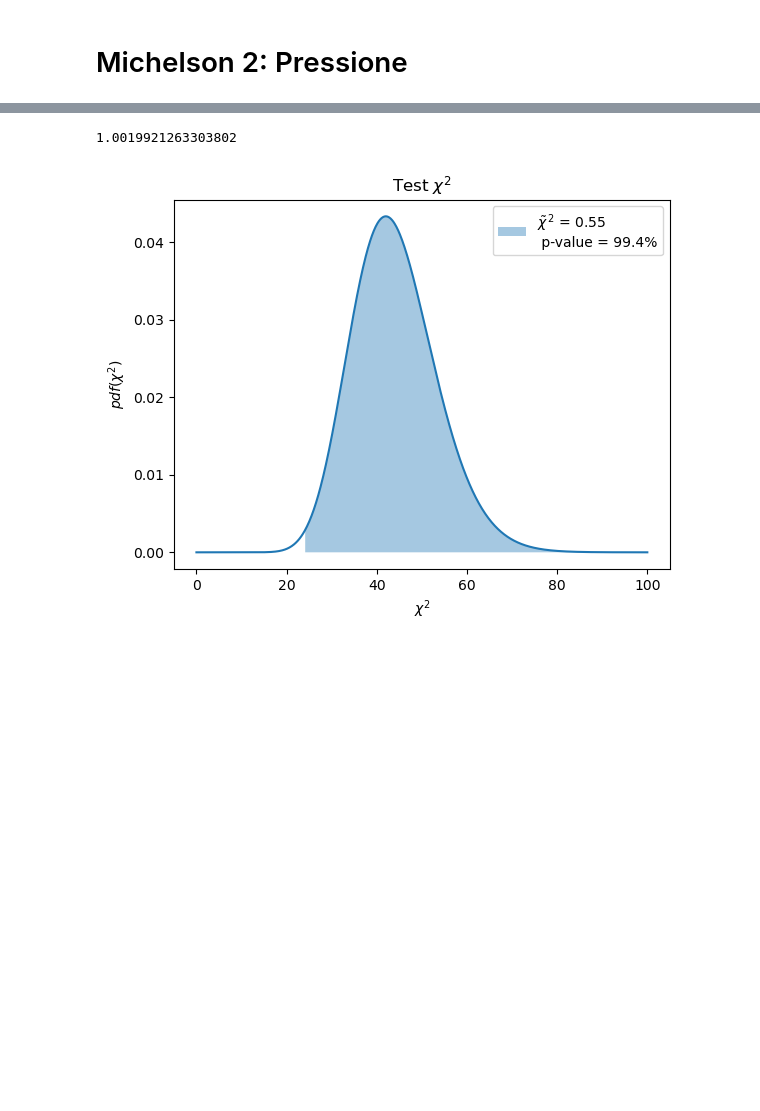
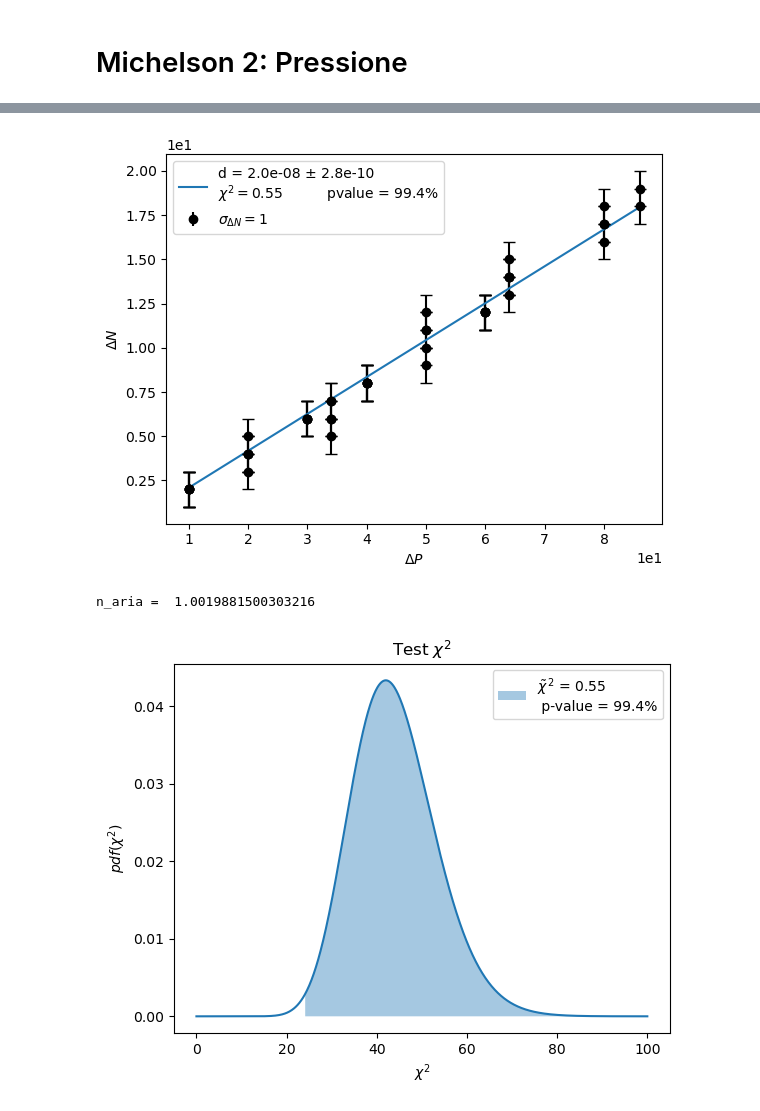
Before and after one commit to Yedi278/Lab2, a Jupyter notebook: Interferometro/Interferometro.ipynb, the cells around one changed output, grey strips where cells are left out. Saved outputs shown, nothing was run; the diff lists cells and outputs as text; code cells hidden in the pictures; blank space fills up the shorter version.

```diff
--- a/Interferometro/Interferometro.ipynb
+++ b/Interferometro/Interferometro.ipynb
@@ -556,7 +583,19 @@ m.migrad()
+# %%
+label = [ f"d = {sn(m.values['m'],1)} ± {sn(m.errors['m'],1)} \n$\chi^2 = {round(m.fval/m.ndof,2)}$ \t pvalue = {round((1-sc.stats.chi2.cdf(m.fval,m.ndof))*100,1)}%", "$\sigma_{\Delta N} = 1$"]
+
+m.visualize()
+plt.errorbar(p, n_m2, 1*np.ones(n_m2.shape), linestyle='None',fmt='.k',capsize=4, alpha=1, elinewidth=0)
+plt.ylabel('$ \Delta N$')
+plt.xlabel(r'$\Delta P$')
+plt.legend(label)
+plt.ticklabel_format(axis='both', style='sci', scilimits=(0,0))
+plt.savefig('pressione_data.pdf',bbox_inches='tight')
+# %% [output]
+[figure, added]
 # %%
-print(m.values['m']*101e3 + 1)
+print('n_aria = ',m.values['m']*101e3 + 1)
 # %% [output]
-1.0019921263303802
+n_aria =  1.0019881500303216
 # %%
 draw_p_value(m.fval,m.ndof, x_limit=100)
 # %% [output]
```
Also changed, not shown: parts of 20 cells of this notebook, 6 other files.
